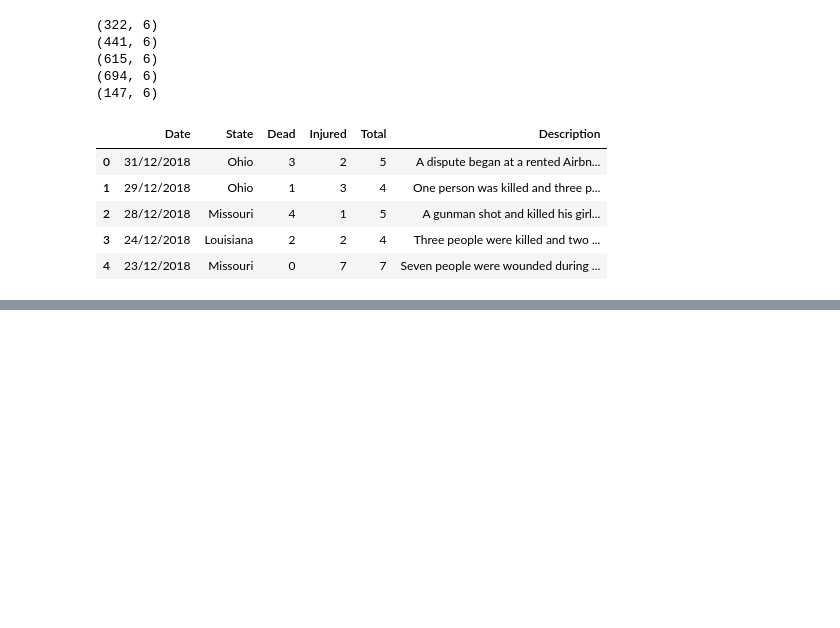
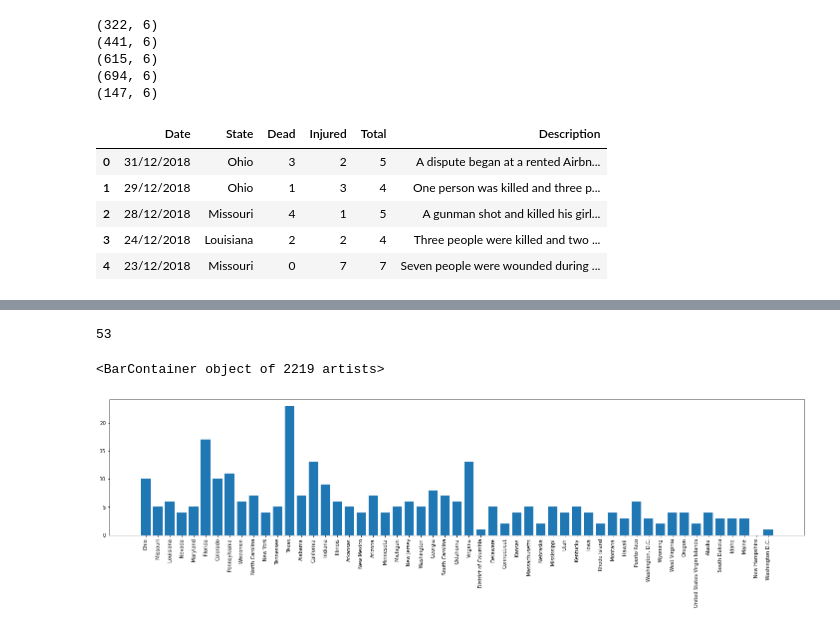
Before and after one commit to mahii6991/Kaggle_Projects, a Jupyter notebook: mass-shooting-analysis.ipynb, the cells around one changed output, grey strips where cells are left out. Saved outputs shown, nothing was run; the diff lists cells and outputs as text; code cells hidden in the pictures; blank space fills up the shorter version.

```diff
--- a/mass-shooting-analysis.ipynb
+++ b/mass-shooting-analysis.ipynb
@@ -65,0 +128,14 @@ total_data.head()
+# %%
+count_state.value_counts().sum()#though there are 50 state in the united states as per my knowledge,but to be surprising we have the 53 results here.
+# %% [output]
+53
+# %%
+#next we need to convert the type of the column which contains the categorical data in them
+total_data = pd.DataFrame(total_data)
+# %%
+plt.figure(figsize=(25,5))
+plt.xticks(rotation=90)
+plt.bar(total_data.State,total_data.Dead)
+# %% [output]
+<BarContainer object of 2219 artists>
+[figure, added]
```
Also changed, not shown: parts of 9 cells of this notebook.
